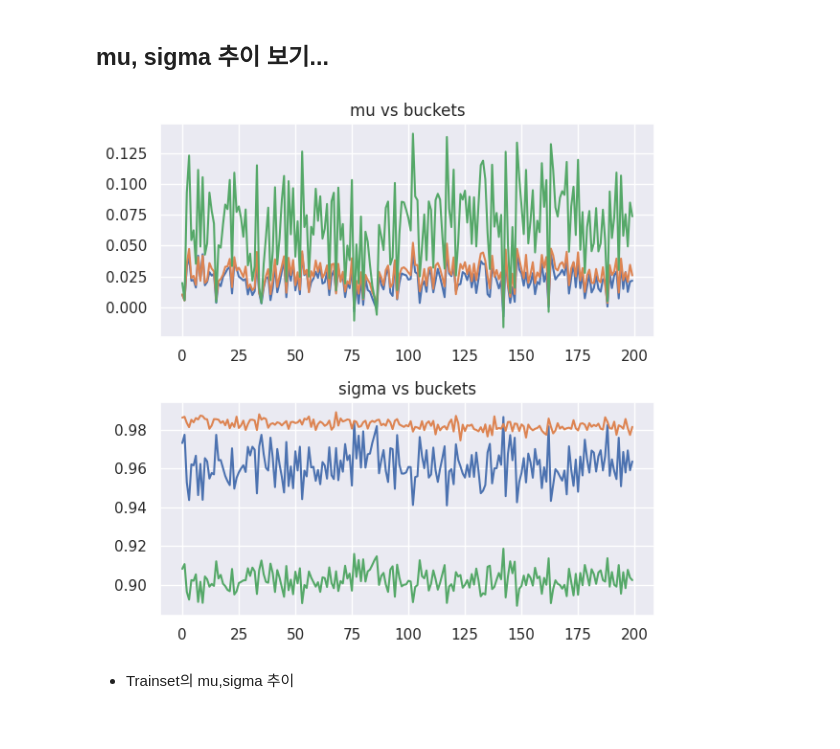
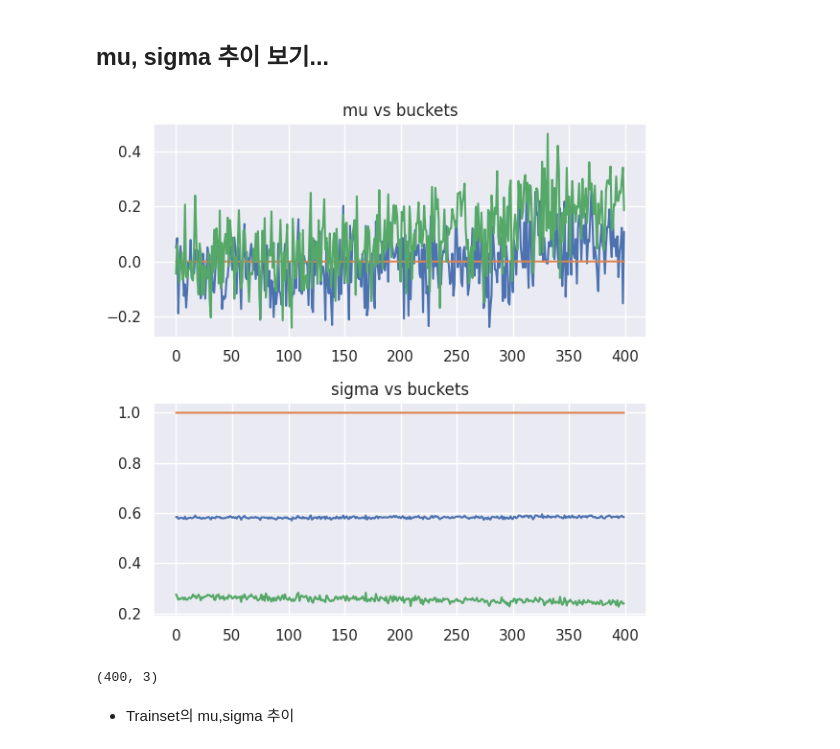
Before and after one commit to dolmani38/concept_drift, a Jupyter notebook: 2021-03-14-tabular-data-variational-autoencoder.ipynb, the cells around one changed output. Saved outputs shown, nothing was run; the diff lists cells and outputs as text; code cells hidden in the pictures.

```diff
--- a/2021-03-14-tabular-data-variational-autoencoder.ipynb
+++ b/2021-03-14-tabular-data-variational-autoencoder.ipynb
@@ -140,7 +140,7 @@ def load_and_standardize_data(data):
 from torch.utils.data import Dataset, DataLoader
 class DataBuilder(Dataset):
     def __init__(self, df, train=True):
-        self.X_train, self.X_test, self.standardizer = load_and_standardize_data(df)
+        self.X_train, self.X_test = load_and_standardize_data(df) #, self.standardizer = load_and_standardize_data(df)
         if train:
             self.x = torch.from_numpy(self.X_train)
             self.len=self.x.shape[0]
@@ -155,7 +155,7 @@ class DataBuilder(Dataset):
         return self.len
 # %%
 traindata_set=DataBuilder(df_base[0:1800][['x0','x1','x2','x3','z0','y']], train=True)
-testdata_set=DataBuilder(df_base[1800:2000][['x0','x1','x2','x3','z0','y']], train=False)
+testdata_set=DataBuilder(df_base[1800:2000][['x0','x1','x2','x3','z0','y']], train=True)
 
 trainloader=DataLoader(dataset=traindata_set,batch_size=1024*2)
 testloader=DataLoader(dataset=testdata_set,batch_size=1024*2)
@@ -248,7 +248,8 @@ class Autoencoder(nn.Module):
 
         lin4 = self.relu(self.lin_bn4(self.linear4(fc4)))
         lin5 = self.relu(self.lin_bn5(self.linear5(lin4)))
-        return self.lin_bn6(self.linear6(lin5))
+        #return self.lin_bn6(self.linear6(lin5))
+        return self.linear6(lin5)
 
 
     def forward(self, x):
@@ -275,8 +276,8 @@ If you want to better understand the variational autoencoder technique, look [he
 For better understanding this AutoencoderClass, let me go briefly through it. This is a variational autoencoder (VAE) with two hidden layers, which (by default, but you can change this) 50 and then 12 activations. The latent factors are set to 3 (you can change that, too). So we're first exploding our initially 14 variables to 50 activations, then condensing it to 12, then to 3. From these 3 latent factors we then sample to recreate the original 14 values. We do that by inflating the 3 latent factors back to 12, then 50 and finally 14 activations (we decode the latent factors so to speak). With this reconstructed batch (recon_batch) we compare it with the original batch, computate our loss and adjust the weights and biases via our gradient (our optimizer here will be Adam).
 # %%
 D_in = trainloader.dataset.x.shape[1]
-H = 36
-H2 = 12
+H = 60
+H2 = 120
 latent_dim = 3
 gen_model = Autoencoder(D_in, H, H2,latent_dim).to(device)
 optimizer = optim.Adam(gen_model.parameters(), lr=1e-3)
@@ -382,34 +387,41 @@ df_fake
 # %%
 import matplotlib.pyplot as plt
 
 mus = []
 sigs = []
-X_train = torch.tensor(scaler.transform(df_base[0:20000][['x0','x1','x2','x3','z0','y']].values), dtype=torch.float32).to(device)
+X_train = torch.tensor(df_base[0:40000][['x0','x1','x2','x3','z0','y']].values, dtype=torch.float32).to(device)
 
 gen_model.eval()
-for batch_idx in range(200):
-    data = X_train[batch_idx*100:batch_idx*100+100]
+bucket_size = 100
+bucket_count = int(X_train.shape[0]/bucket_size)
+
+for batch_idx in range(bucket_count):
+    data = X_train[batch_idx*bucket_size:batch_idx*bucket_size+bucket_size]
     data = data.to(device)
     optimizer.zero_grad()
     recon_batch, mu, logvar = gen_model(data)
     sigma = torch.exp(logvar/2)
     mus.append(mu.mean(axis=0).cpu().data.numpy())
     sigs.append(sigma.mean(axis=0).cpu().data.numpy())
     #print(batch_idx,mus[-1])
 mus = np.asarray(mus)
 sigs = np.asarray(sigs)
 
 plt.figure(figsize=(6,6))
 plt.subplot(211)
 plt.plot(mus)
 plt.title('mu vs buckets')
 plt.subplot(212)
 plt.plot(sigs)
 plt.title('sigma vs buckets')
 plt.tight_layout()
 plt.show()
 # %% [output]
-[figure, old version]
+[figure, new version]
+# %%
+mus.shape
+# %% [output]
+(400, 3)
 # %% [markdown]
 + Trainset의 mu,sigma 추이
 # %%
```
Also changed, not shown: parts of 22 cells of this notebook.
